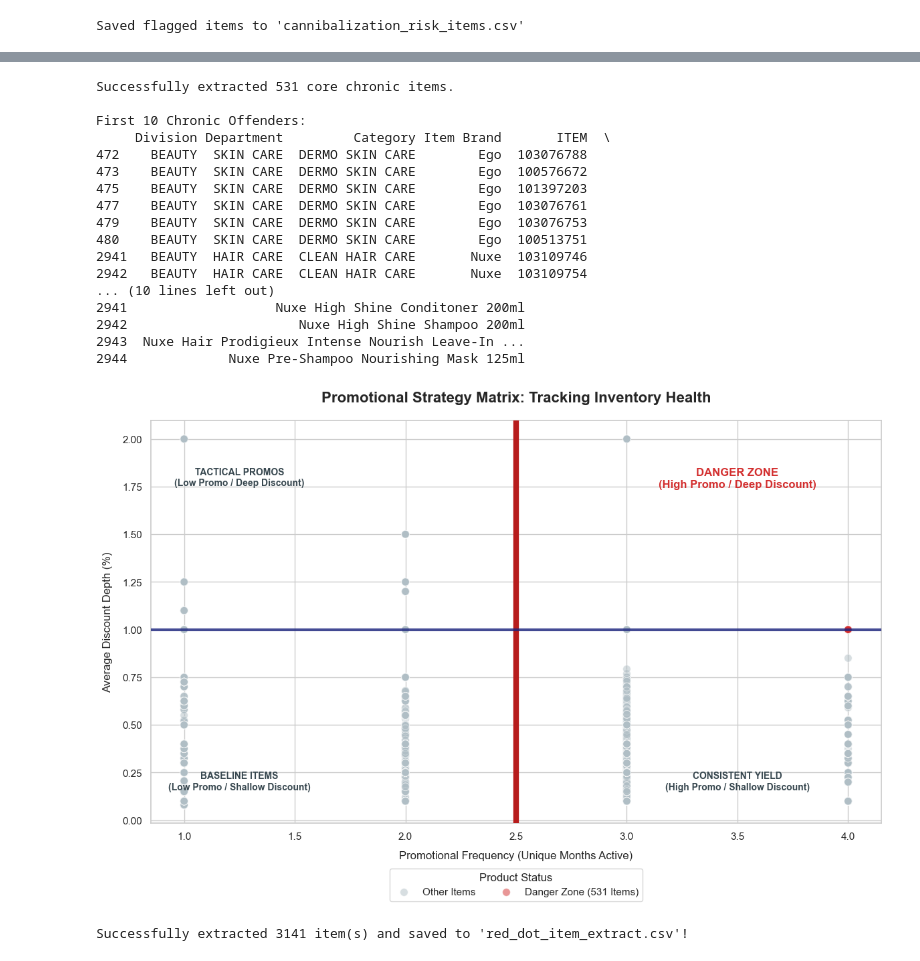
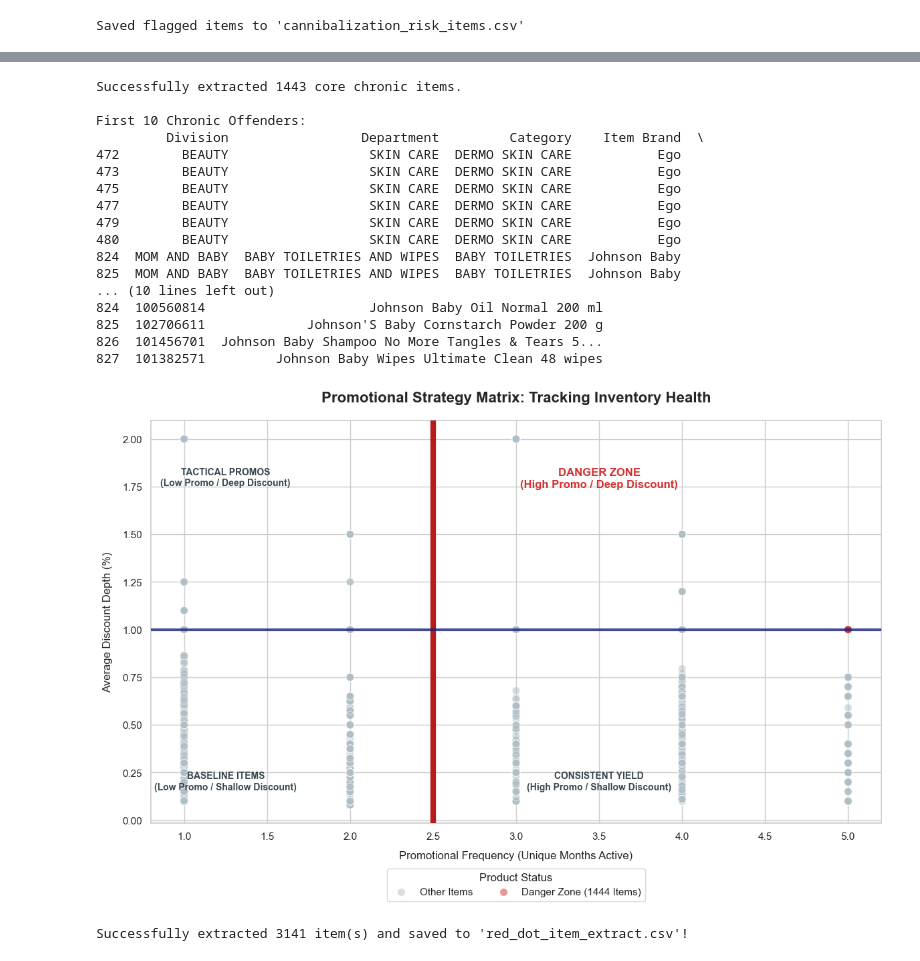
Before and after one commit to EYONG-ENEKE/Promotional-Campaigns-in-Retail-Pharmacy, a Jupyter notebook: pr7.ipynb, the cells around one changed output, grey strips where cells are left out. Cells and saved outputs as stored; diff of their text form; code cells hidden in the pictures.

```diff
--- a/pr7.ipynb
+++ b/pr7.ipynb
@@ -555,15 +559,15 @@ Name: ITEM, dtype: int64
 # 2.4. Filter for rows matching our flagged items
 flagged_df = df[df['Cannibalization_Risk_Flag'] == 1]
 
-# 2. Group by ITEM to find those that appear in Months 2, 3, AND 4
+# 2. Group by ITEM to find those that appear in Months 2, 3,4,5,6
 # (We filter for items that have a count of 3 or more across those specific months)
-core_months = [2, 3, 4]
+core_months = [2, 3, 4,5,6]
 core_flagged_df = flagged_df[flagged_df['Promo_Month'].isin(core_months)]
 item_month_counts = core_flagged_df.groupby('ITEM')['Promo_Month'].nunique()
 
 core_item_ids = item_month_counts[item_month_counts == len(core_months)].index
 
-# 3. Extract clean details for these 531 items
+# 3. Extract clean details for these 1444 items
 columns_to_extract = ['Division', 'Department', 'Category', 'Item Brand', 'ITEM', 'English Description']
 chronic_offenders = df[df['ITEM'].isin(core_item_ids)][columns_to_extract].drop_duplicates(subset=['ITEM'])
 
@@ -572,22 +576,22 @@ print(f"Successfully extracted {len(chronic_offenders)} core chronic items.")
 print("\nFirst 10 Chronic Offenders:")
 print(chronic_offenders.head(10))
 # %% [output]
-Successfully extracted 531 core chronic items.
+Successfully extracted 1443 core chronic items.
 
 First 10 Chronic Offenders:
-     Division Department         Category Item Brand       ITEM  \
-472    BEAUTY  SKIN CARE  DERMO SKIN CARE        Ego  103076788
-473    BEAUTY  SKIN CARE  DERMO SKIN CARE        Ego  100576672
-475    BEAUTY  SKIN CARE  DERMO SKIN CARE        Ego  101397203
-477    BEAUTY  SKIN CARE  DERMO SKIN CARE        Ego  103076761
-479    BEAUTY  SKIN CARE  DERMO SKIN CARE        Ego  103076753
-480    BEAUTY  SKIN CARE  DERMO SKIN CARE        Ego  100513751
-2941   BEAUTY  HAIR CARE  CLEAN HAIR CARE       Nuxe  103109746
-2942   BEAUTY  HAIR CARE  CLEAN HAIR CARE       Nuxe  103109754
+         Division                 Department         Category    Item Brand  \
+472        BEAUTY                  SKIN CARE  DERMO SKIN CARE           Ego
+473        BEAUTY                  SKIN CARE  DERMO SKIN CARE           Ego
+475        BEAUTY                  SKIN CARE  DERMO SKIN CARE           Ego
+477        BEAUTY                  SKIN CARE  DERMO SKIN CARE           Ego
+479        BEAUTY                  SKIN CARE  DERMO SKIN CARE           Ego
+480        BEAUTY                  SKIN CARE  DERMO SKIN CARE           Ego
+824  MOM AND BABY  BABY TOILETRIES AND WIPES  BABY TOILETRIES  Johnson Baby
+825  MOM AND BABY  BABY TOILETRIES AND WIPES  BABY TOILETRIES  Johnson Baby
 ... (10 lines left out)
-2941                   Nuxe High Shine Conditoner 200ml
-2942                      Nuxe High Shine Shampoo 200ml
-2943  Nuxe Hair Prodigieux Intense Nourish Leave-In ...
-2944             Nuxe Pre-Shampoo Nourishing Mask 125ml
+824  100560814                     Johnson Baby Oil Normal 200 ml
+825  102706611             Johnson'S Baby Cornstarch Powder 200 g
+826  101456701  Johnson Baby Shampoo No More Tangles & Tears 5...
+827  101382571         Johnson Baby Wipes Ultimate Clean 48 wipes
 # %%
 #2.5
@@ -597,7 +601,7 @@ chronic_offenders.to_csv('chronic_promo_offenders_531.csv', index=False)
 plot_data = item_metrics.copy()
 
 plot_data['Quadrant_Label'] = 'Other Items'
-plot_data.loc[plot_data['ITEM'].isin(core_item_ids), 'Quadrant_Label'] = 'Danger Zone (531 Items)'
+plot_data.loc[plot_data['ITEM'].isin(core_item_ids), 'Quadrant_Label'] = 'Danger Zone (1444 Items)'
 
 # 2. Set up the plotting style
 plt.figure(figsize=(12, 8))
@@ -609,7 +613,7 @@ ax = sns.scatterplot(
     x='unique_months',
     y='avg_discount',
     hue='Quadrant_Label',
-    palette={'Other Items': '#b0bec5', 'Danger Zone (531 Items)': '#d32f2f'},
+    palette={'Other Items': '#b0bec5', 'Danger Zone (1444 Items)': '#d32f2f'},
     alpha=0.5,
     s=70,
     zorder=3 # Keeps dots in the middle layer
@@ -624,34 +628,34 @@ ax.axvline(x=2.5, color='#b71c1c', linestyle='-', linewidth=6, alpha=1.0, zorder
 ax.axhline(y=depth_threshold, color='#1a237e', linestyle='-', linewidth=3, alpha=0.8, zorder=5)
 
 # 5. Adjusted Text Coordinates to match the new 2.5 split
 # Danger Zone (Top Right)
 plt.text(3.5, 1.85, "DANGER ZONE\n(High Promo / Deep Discount)",
          color='#d32f2f', fontsize=12, weight='bold', ha='center', va='top', zorder=6)
 
 # Tactical Promos (Top Left)
 plt.text(1.25, 1.85, "TACTICAL PROMOS\n(Low Promo / Deep Discount)",
          color='#37474f', fontsize=10, weight='bold', ha='center', va='top', zorder=6)
 
 # Consistent Yield (Bottom Right)
 plt.text(3.5, 0.15, "CONSISTENT YIELD\n(High Promo / Shallow Discount)",
          color='#37474f', fontsize=10, weight='bold', ha='center', va='bottom', zorder=6)
 
 # Baseline Items (Bottom Left)
 plt.text(1.25, 0.15, "BASELINE ITEMS\n(Low Promo / Shallow Discount)",
          color='#37474f', fontsize=10, weight='bold', ha='center', va='bottom', zorder=6)
 # 6. Final chart formatting
 plt.title("Promotional Strategy Matrix: Tracking Inventory Health", fontsize=16, pad=20, weight='bold')
 plt.xlabel("Promotional Frequency (Unique Months Active)", fontsize=12, labelpad=10)
 plt.ylabel("Average Discount Depth (%)", fontsize=12, labelpad=10)
 plt.legend(title="Product Status", loc='upper center', bbox_to_anchor=(0.5, -0.1), ncol=2, fontsize=11)
 
 plt.tight_layout()
 
 # Save the plot image
 plt.savefig('promotional_danger_zone_matrix_bold.png', dpi=300)
 plt.show()
 # %% [output]
-[figure, old version]
+[figure, new version]
 # %%
 # 2.7. Filter using your exact dataset column names and floating-point tolerance
 red_dot_item_safe = df[
```
Also changed, not shown: parts of 27 cells of this notebook, 1 other file.
